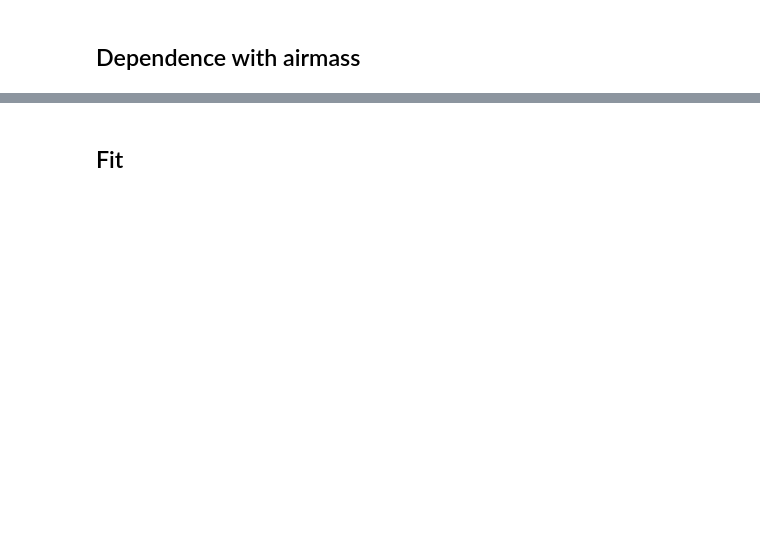
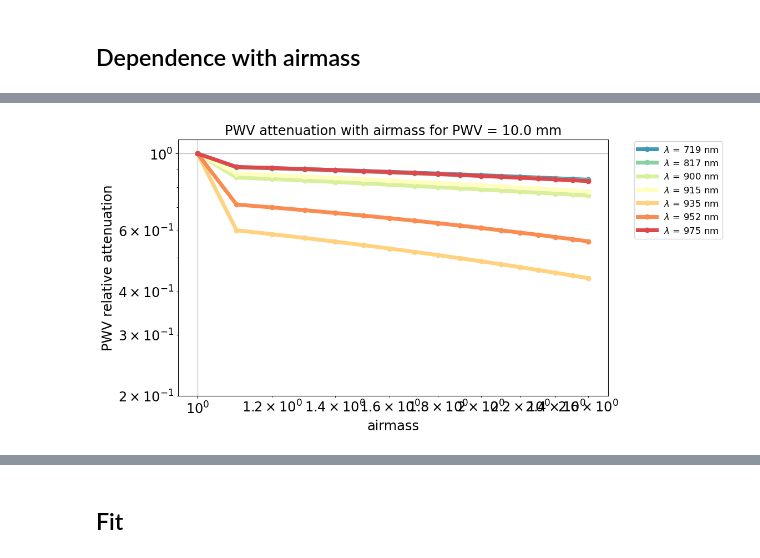
Before and after one commit to LSSTDESC/getObsAtmo, a Jupyter notebook: docs/notebooks/plot_pwvvsairmass.ipynb, the cells around one changed output, grey strips where cells are left out. Saved outputs shown, nothing was run; the diff lists cells and outputs as text; code cells hidden in the pictures; blank space fills up the shorter version.

```diff
--- a/docs/notebooks/plot_pwvvsairmass.ipynb
+++ b/docs/notebooks/plot_pwvvsairmass.ipynb
@@ -116,17 +136,19 @@ for idx,airmass in enumerate(airmasses):
 # %%
 fig, ax = plt.subplots()
 for idx,wl in enumerate(WLtest):
     color = hls_colors[idx]
     label = "$\\lambda$ = "+f"{wl:.0f} nm"
     ax.plot(airmasses,transmarray1[:,idx],'-o',color=color,lw=5,label=label)
-ax.legend()
+ax.legend(bbox_to_anchor=(1.05, 1.01))
 ax.grid()
 ax.set_title(f"PWV attenuation with airmass for PWV = {PWV0} mm")
 ax.set_ylabel("PWV relative attenuation")
 ax.set_xlabel("airmass")
 ax.set_ylim(0.2,1.1)
 ax.set_xscale("log")
 ax.set_yscale("log")
+# %% [output]
+[figure, added]
 # %%
 PWV0 = 10.0
 transmarray2 = np.zeros((NAM,NWLtest))
```
Also changed, not shown: parts of 10 cells of this notebook, 1 other file.
